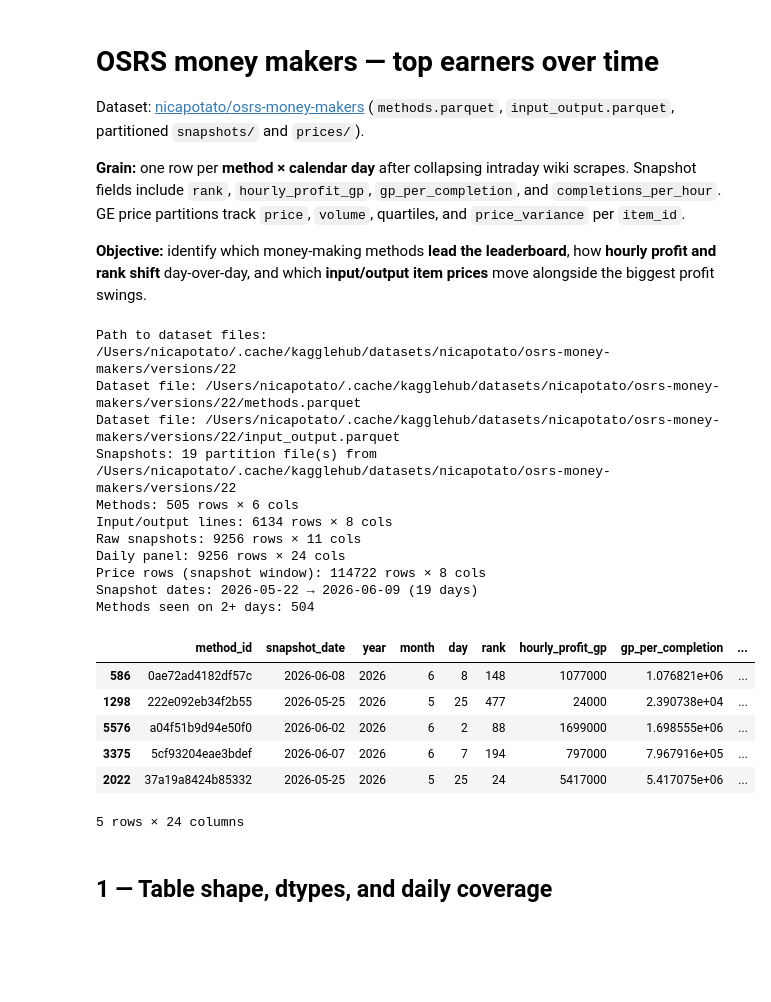
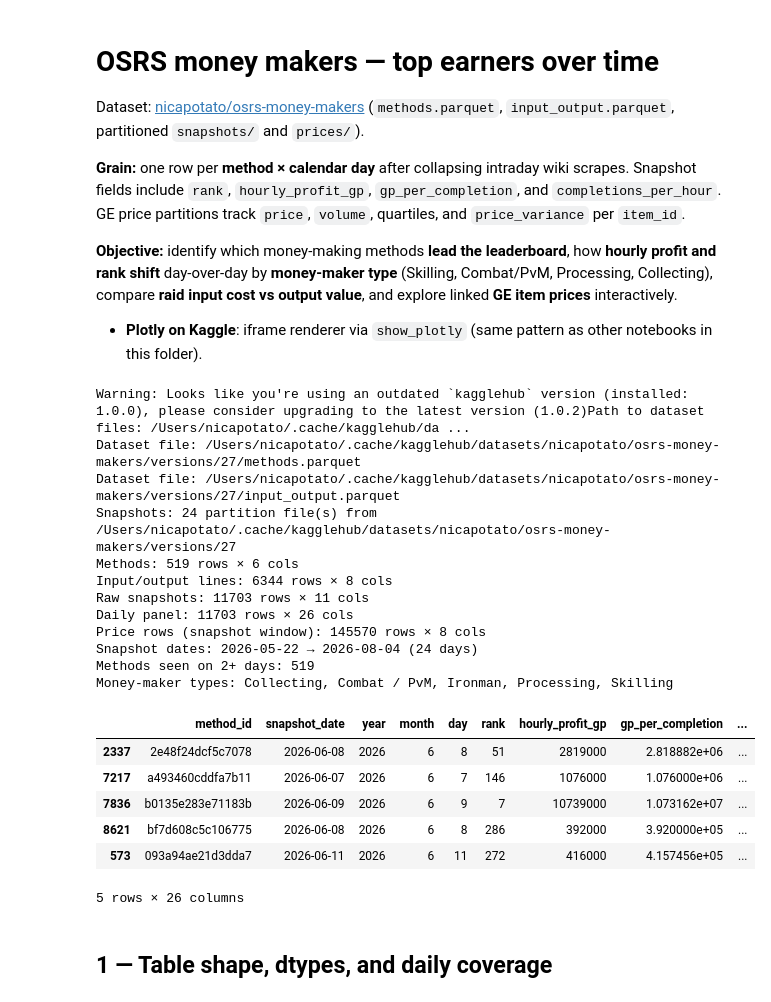
Before and after one commit to nicapotato/KaggleNotebooks, a Jupyter notebook: eda/osrs-money-makers-daily-scrape-eda.ipynb, the cells around one changed output. Drawn from its saved outputs; the diff is of its cells as text; code cells hidden in the pictures; blank space fills up the shorter version.

```diff
--- a/eda/osrs-money-makers-daily-scrape-eda.ipynb
+++ b/eda/osrs-money-makers-daily-scrape-eda.ipynb
@@ -5,6 +5,8 @@ Dataset: [nicapotato/osrs-money-makers](https://www.kaggle.com/datasets/nicapota
 
 **Grain:** one row per **method × calendar day** after collapsing intraday wiki scrapes. Snapshot fields include `rank`, `hourly_profit_gp`, `gp_per_completion`, and `completions_per_hour`. GE price partitions track `price`, `volume`, quartiles, and `price_variance` per `item_id`.
 
-**Objective:** identify which money-making methods **lead the leaderboard**, how **hourly profit and rank shift** day-over-day, and which **input/output item prices** move alongside the biggest profit swings.
+**Objective:** identify which money-making methods **lead the leaderboard**, how **hourly profit and rank shift** day-over-day by **money-maker type** (Skilling, Combat/PvM, Processing, Collecting), compare **raid input cost vs output value**, and explore linked **GE item prices** interactively.
+
+- **Plotly on Kaggle**: iframe renderer via `show_plotly` (same pattern as other notebooks in this folder).
 # %%
 from pathlib import Path
@@ -58,16 +93,6 @@ def read_snapshot_parquets(paths: list[Path]) -> pd.DataFrame:
     return df
 
 
-def local_dataset_is_complete() -> bool:
-    data = Path("data")
-    required_files = [METHODS_FILE, IO_FILE]
-    if not all((data / name).exists() for name in required_files):
-        return False
-    snap_paths = list((data / SNAPSHOTS_DIR).rglob("*.parquet"))
-    price_paths = list((data / PRICES_DIR).rglob("*.parquet"))
-    return bool(snap_paths) and bool(price_paths)
-
-
 def resolve_dataset_root() -> Path:
     kaggle_root = Path("/kaggle/input")
     if kaggle_root.exists():
@@ -75,10 +100,8 @@ def resolve_dataset_root() -> Path:
         assert matches, f"no {METHODS_FILE} under {kaggle_root}"
         return matches[0].parent
 
-    if local_dataset_is_complete():
-        print(f"Local dataset: {Path('data').resolve()}")
-        return Path("data")
-
+    # Always pull the latest dataset version locally (Kaggle scrapes update daily).
+    # Local: kagglehub resolves the latest dataset version (re-downloads when a newer version exists).
     root = Path(kagglehub.dataset_download(DATA_SLUG))
     print("Path to dataset files:", root)
     return root
@@ -147,6 +170,27 @@ def primary_category(categories) -> str:
     return "Unknown"
 
 
+def secondary_category(categories) -> str:
+    if isinstance(categories, (list, tuple, np.ndarray)) and len(categories) > 1:
+        return str(categories[1])
+    return "—"
+
+
+def wrap_facet_title(name: str, width: int = TITLE_WRAP_WIDTH) -> str:
+    return "\n".join(textwrap.wrap(str(name), width=width, break_long_words=False)[:2])
+
+
+def style_facet_dates(g, max_ticks: int = X_DATE_MAX_TICKS):
+    locator = mdates.AutoDateLocator(minticks=3, maxticks=max_ticks)
+    formatter = mdates.ConciseDateFormatter(locator)
+    for ax in g.axes.flat:
+        if ax.has_data():
+            ax.xaxis.set_major_locator(locator)
+            ax.xaxis.set_major_formatter(formatter)
+            ax.tick_params(axis="x", rotation=45, labelsize=8)
+            ax.set_title(ax.get_title(), fontsize=9)
+
+
 dataset_root = resolve_dataset_root()
 methods = load_parquet_file(dataset_root, METHODS_FILE, METHOD_REQUIRED_COLS)
 io_lines = load_parquet_file(dataset_root, IO_FILE, IO_REQUIRED_COLS)
@@ -173,51 +217,55 @@ daily = (
 panel = daily.merge(methods, on="method_id", how="left", validate="m:1")
 assert panel["method_name"].notna().all(), "snapshot method_id missing from methods table"
 panel["primary_category"] = panel["categories"].map(primary_category)
+panel["secondary_category"] = panel["categories"].map(secondary_category)
+panel["money_maker_type"] = panel["primary_category"].replace({"Combat": "Combat / PvM"})
 panel["hourly_profit_m"] = panel["hourly_profit_gp"] / 1_000_000
 panel["hourly_profit_delta"] = panel.groupby("method_id")["hourly_profit_gp"].diff()
 panel["rank_delta"] = panel.groupby("method_id")["rank"].diff()
 panel["rank_improvement"] = -panel["rank_delta"]
 panel["gp_per_completion_delta"] = panel.groupby("method_id")["gp_per_completion"].diff()
 panel["completions_per_hour_delta"] = panel.groupby("method_id")["completions_per_hour"].diff()
 panel["day_index"] = panel.groupby("method_id").cumcount() + 1
 panel["days_seen"] = panel.groupby("method_id")["method_id"].transform("count")
 
 transitions = panel.loc[panel["hourly_profit_delta"].notna()].copy()
 prices = load_prices_for_dates(dataset_root, panel["snapshot_date"])
 
 print("Methods:", methods.shape[0], "rows ×", methods.shape[1], "cols")
 print("Input/output lines:", io_lines.shape[0], "rows ×", io_lines.shape[1], "cols")
 print("Raw snapshots:", snapshots.shape[0], "rows ×", snapshots.shape[1], "cols")
 print("Daily panel:", panel.shape[0], "rows ×", panel.shape[1], "cols")
 print("Price rows (snapshot window):", prices.shape[0], "rows ×", prices.shape[1], "cols")
 print(
     "Snapshot dates:",
     panel["snapshot_date"].min().date(),
     "→",
     panel["snapshot_date"].max().date(),
     f"({panel['snapshot_date'].nunique()} days)",
 )
 print("Methods seen on 2+ days:", int((panel.groupby("method_id").size() >= 2).sum()))
+print("Money-maker types:", ", ".join(sorted(panel["money_maker_type"].unique())))
 display(panel.sample(5, random_state=42))
 # %% [output]
-Path to dataset files: /Users/nicapotato/.cache/kagglehub/datasets/nicapotato/osrs-money-makers/versions/22
-Dataset file: /Users/nicapotato/.cache/kagglehub/datasets/nicapotato/osrs-money-makers/versions/22/methods.parquet
-Dataset file: /Users/nicapotato/.cache/kagglehub/datasets/nicapotato/osrs-money-makers/versions/22/input_output.parquet
-Snapshots: 19 partition file(s) from /Users/nicapotato/.cache/kagglehub/datasets/nicapotato/osrs-money-makers/versions/22
-Methods: 505 rows × 6 cols
-Input/output lines: 6134 rows × 8 cols
-Raw snapshots: 9256 rows × 11 cols
-Daily panel: 9256 rows × 24 cols
-Price rows (snapshot window): 114722 rows × 8 cols
-Snapshot dates: 2026-05-22 → 2026-06-09 (19 days)
-Methods seen on 2+ days: 504
+Warning: Looks like you're using an outdated `kagglehub` version (installed: 1.0.0), please consider upgrading to the latest version (1.0.2)Path to dataset files: /Users/nicapotato/.cache/kagglehub/da ...
+Dataset file: /Users/nicapotato/.cache/kagglehub/datasets/nicapotato/osrs-money-makers/versions/27/methods.parquet
+Dataset file: /Users/nicapotato/.cache/kagglehub/datasets/nicapotato/osrs-money-makers/versions/27/input_output.parquet
+Snapshots: 24 partition file(s) from /Users/nicapotato/.cache/kagglehub/datasets/nicapotato/osrs-money-makers/versions/27
+Methods: 519 rows × 6 cols
+Input/output lines: 6344 rows × 8 cols
+Raw snapshots: 11703 rows × 11 cols
+Daily panel: 11703 rows × 26 cols
+Price rows (snapshot window): 145570 rows × 8 cols
+Snapshot dates: 2026-05-22 → 2026-08-04 (24 days)
+Methods seen on 2+ days: 519
+Money-maker types: Collecting, Combat / PvM, Ironman, Processing, Skilling
 |  | method_id | snapshot_date | year | month | day | rank | hourly_profit_gp | gp_per_completion | ... |
-| 586 | 0ae72ad4182df57c | 2026-06-08 | 2026 | 6 | 8 | 148 | 1077000 | 1.076821e+06 | ... |
-| 1298 | 222e092eb34f2b55 | 2026-05-25 | 2026 | 5 | 25 | 477 | 24000 | 2.390738e+04 | ... |
-| 5576 | a04f51b9d94e50f0 | 2026-06-02 | 2026 | 6 | 2 | 88 | 1699000 | 1.698555e+06 | ... |
-| 3375 | 5cf93204eae3bdef | 2026-06-07 | 2026 | 6 | 7 | 194 | 797000 | 7.967916e+05 | ... |
-| 2022 | 37a19a8424b85332 | 2026-05-25 | 2026 | 5 | 25 | 24 | 5417000 | 5.417075e+06 | ... |
+| 2337 | 2e48f24dcf5c7078 | 2026-06-08 | 2026 | 6 | 8 | 51 | 2819000 | 2.818882e+06 | ... |
+| 7217 | a493460cddfa7b11 | 2026-06-07 | 2026 | 6 | 7 | 146 | 1076000 | 1.076000e+06 | ... |
+| 7836 | b0135e283e71183b | 2026-06-09 | 2026 | 6 | 9 | 7 | 10739000 | 1.073162e+07 | ... |
+| 8621 | bf7d608c5c106775 | 2026-06-08 | 2026 | 6 | 8 | 286 | 392000 | 3.920000e+05 | ... |
+| 573 | 093a94ae21d3dda7 | 2026-06-11 | 2026 | 6 | 11 | 272 | 416000 | 4.157456e+05 | ... |
-5 rows × 24 columns
+5 rows × 26 columns
 # %% [markdown]
 ## 1 — Table shape, dtypes, and daily coverage
 # %%
```
Also changed, not shown: parts of 14 cells of this notebook, 3 other files.
